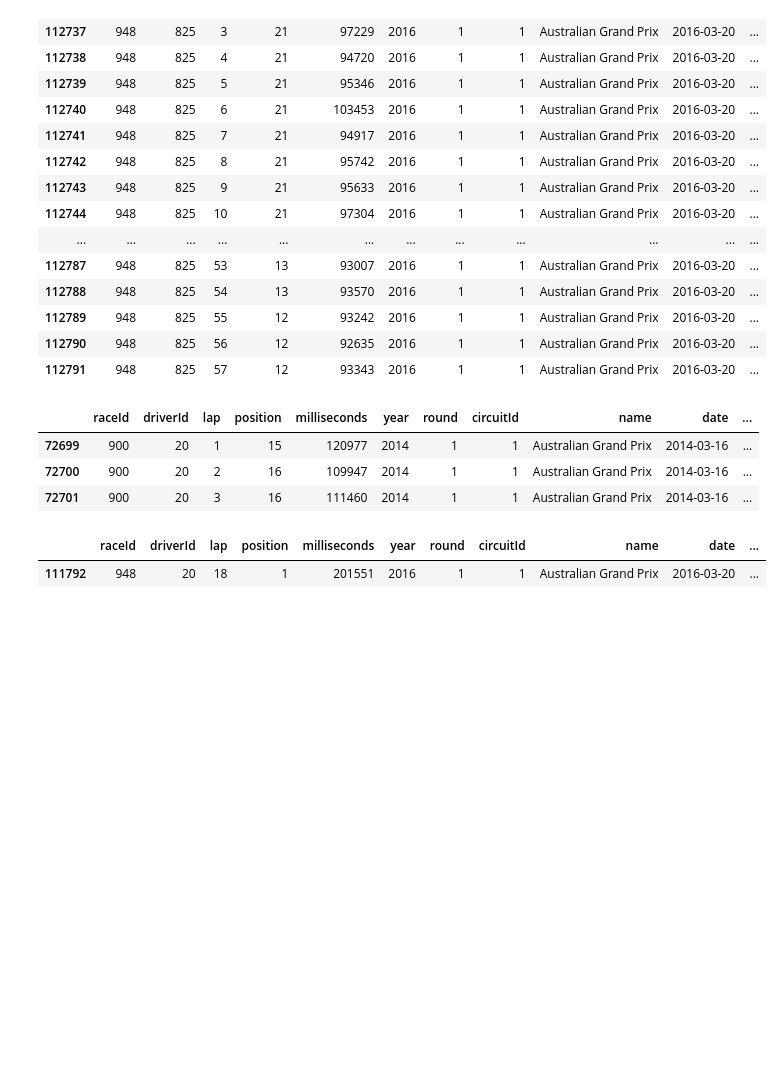
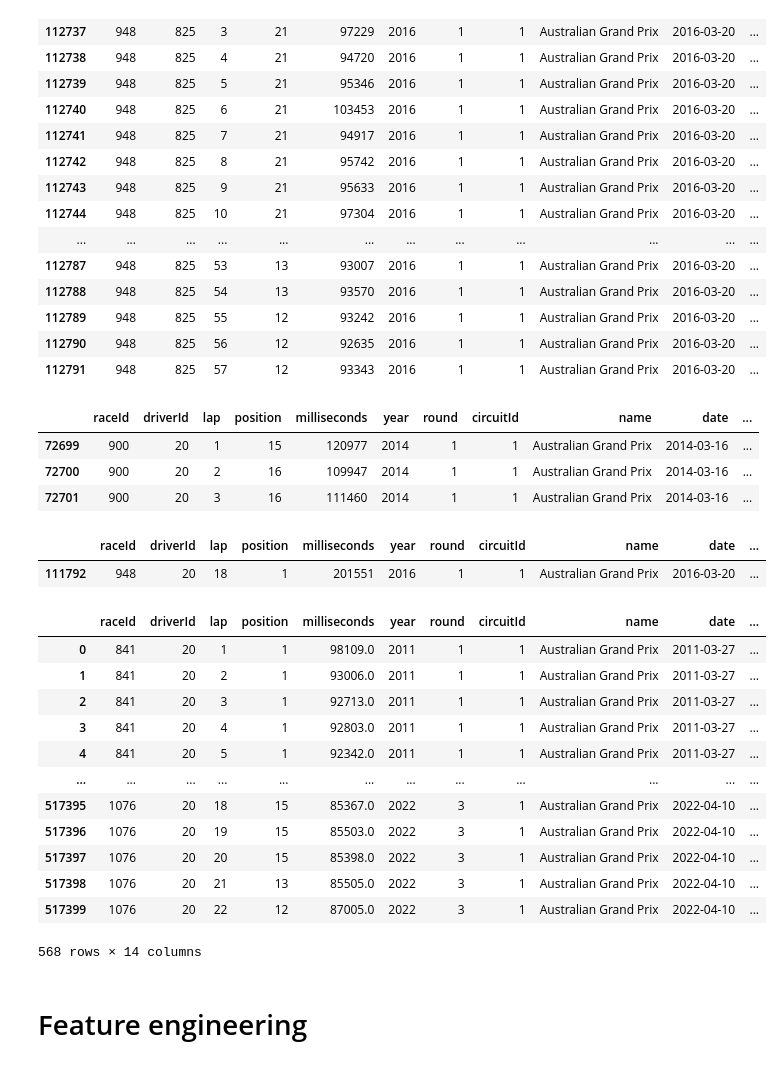
Before and after one commit to varunp04/predict-formula, a Jupyter notebook: src/model_training/master_pipeline_notebook.ipynb, the cells around one changed output. Drawn from its saved outputs; the diff is of its cells as text; code cells hidden in the pictures; blank space fills up the shorter version.

Commit message:
Perform initial feature engineering and data transformation

```diff
--- a/src/model_training/master_pipeline_notebook.ipynb
+++ b/src/model_training/master_pipeline_notebook.ipynb
@@ -356,3 +360,21 @@ fig.update_layout(
 
 # Show the figure
 fig.show()
+# %%
+lap_times_selected_driver_circuit
+# %% [output]
+|  | raceId | driverId | lap | position | milliseconds | year | round | circuitId | name | date | ... |
+| 0 | 841 | 20 | 1 | 1 | 98109.0 | 2011 | 1 | 1 | Australian Grand Prix | 2011-03-27 | ... |
+| 1 | 841 | 20 | 2 | 1 | 93006.0 | 2011 | 1 | 1 | Australian Grand Prix | 2011-03-27 | ... |
+| 2 | 841 | 20 | 3 | 1 | 92713.0 | 2011 | 1 | 1 | Australian Grand Prix | 2011-03-27 | ... |
+| 3 | 841 | 20 | 4 | 1 | 92803.0 | 2011 | 1 | 1 | Australian Grand Prix | 2011-03-27 | ... |
+| 4 | 841 | 20 | 5 | 1 | 92342.0 | 2011 | 1 | 1 | Australian Grand Prix | 2011-03-27 | ... |
+| ... | ... | ... | ... | ... | ... | ... | ... | ... | ... | ... | ... |
+| 517395 | 1076 | 20 | 18 | 15 | 85367.0 | 2022 | 3 | 1 | Australian Grand Prix | 2022-04-10 | ... |
+| 517396 | 1076 | 20 | 19 | 15 | 85503.0 | 2022 | 3 | 1 | Australian Grand Prix | 2022-04-10 | ... |
+| 517397 | 1076 | 20 | 20 | 15 | 85398.0 | 2022 | 3 | 1 | Australian Grand Prix | 2022-04-10 | ... |
+| 517398 | 1076 | 20 | 21 | 13 | 85505.0 | 2022 | 3 | 1 | Australian Grand Prix | 2022-04-10 | ... |
+| 517399 | 1076 | 20 | 22 | 12 | 87005.0 | 2022 | 3 | 1 | Australian Grand Prix | 2022-04-10 | ... |
+568 rows × 14 columns
+# %% [markdown]
+# Feature engineering
```
Also changed, not shown: parts of 10 cells of this notebook, 4 other files.
